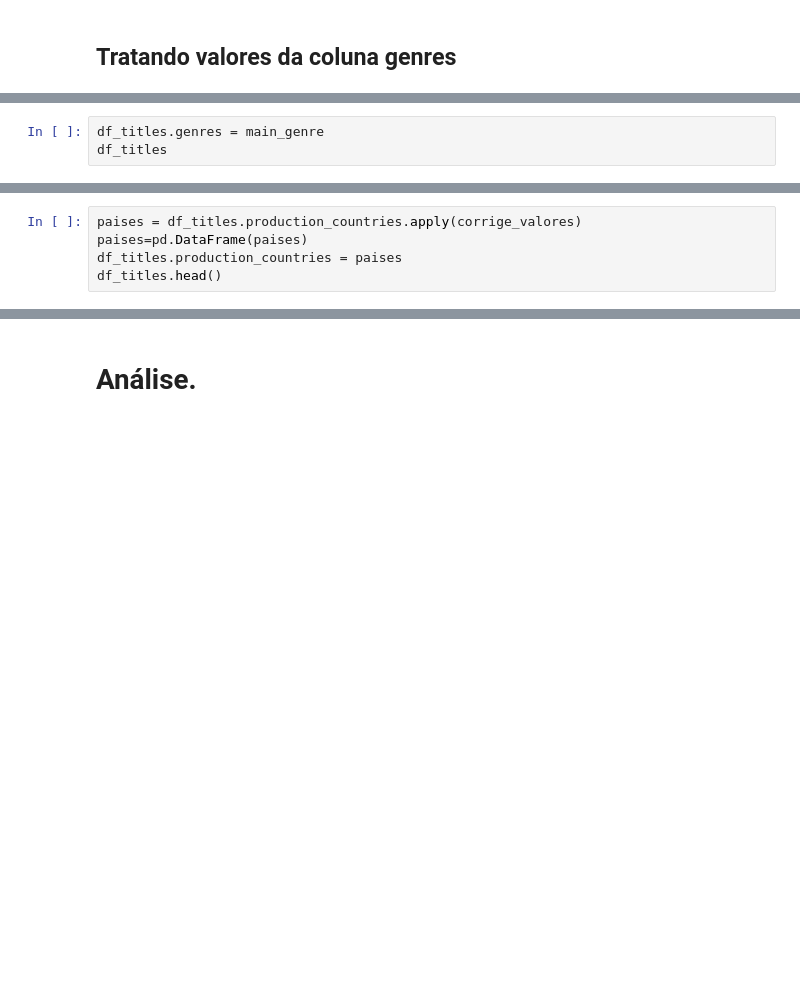
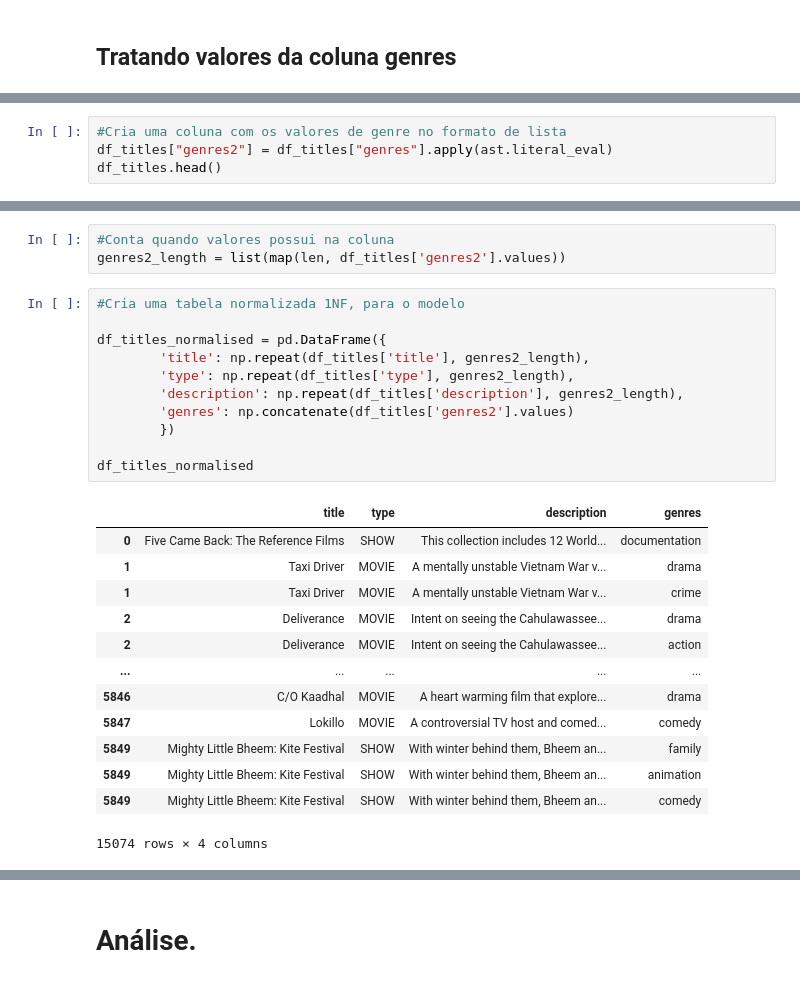
Before and after one commit to TutuBraz/netflix_content_based_recommender, a Jupyter notebook: netflix_content_based_recommender.ipynb, the cells around one changed output, grey strips where cells are left out. Cells and saved outputs as stored; diff of their text form; blank space fills up the shorter version.

```diff
--- a/netflix_content_based_recommender.ipynb
+++ b/netflix_content_based_recommender.ipynb
@@ -197,3 +140,0 @@ main_genre.head()
-# %%
-df_titles.genres = main_genre
-df_titles
@@ -239,5 +140,0 @@ Name: genres, dtype: int64
-# %%
-paises = df_titles.production_countries.apply(corrige_valores)
-paises=pd.DataFrame(paises)
-df_titles.production_countries = paises
-df_titles.head()
@@ -300,0 +141,4 @@ titles_clean = df_titles[df_titles.description.isnull()]
+# %%
+#Cria uma coluna com os valores de genre no formato de lista
+df_titles["genres2"] = df_titles["genres"].apply(ast.literal_eval)
+df_titles.head()
@@ -300,0 +152,28 @@ titles_clean = df_titles[df_titles.description.isnull()]
+# %%
+#Conta quando valores possui na coluna
+genres2_length = list(map(len, df_titles['genres2'].values))
+# %%
+#Cria uma tabela normalizada 1NF, para o modelo
+
+df_titles_normalised = pd.DataFrame({
+        'title': np.repeat(df_titles['title'], genres2_length),
+        'type': np.repeat(df_titles['type'], genres2_length),
+        'description': np.repeat(df_titles['description'], genres2_length),
+        'genres': np.concatenate(df_titles['genres2'].values)
+        })
+
+df_titles_normalised
+# %% [output]
+|  | title | type | description | genres |
+| 0 | Five Came Back: The Reference Films | SHOW | This collection includes 12 World... | documentation |
+| 1 | Taxi Driver | MOVIE | A mentally unstable Vietnam War v... | drama |
+| 1 | Taxi Driver | MOVIE | A mentally unstable Vietnam War v... | crime |
+| 2 | Deliverance | MOVIE | Intent on seeing the Cahulawassee... | drama |
+| 2 | Deliverance | MOVIE | Intent on seeing the Cahulawassee... | action |
+| ... | ... | ... | ... | ... |
+| 5846 | C/O Kaadhal | MOVIE | A heart warming film that explore... | drama |
+| 5847 | Lokillo | MOVIE | A controversial TV host and comed... | comedy |
+| 5849 | Mighty Little Bheem: Kite Festival | SHOW | With winter behind them, Bheem an... | family |
+| 5849 | Mighty Little Bheem: Kite Festival | SHOW | With winter behind them, Bheem an... | animation |
+| 5849 | Mighty Little Bheem: Kite Festival | SHOW | With winter behind them, Bheem an... | comedy |
+15074 rows × 4 columns
```
Also changed, not shown: parts of 59 cells of this notebook.
